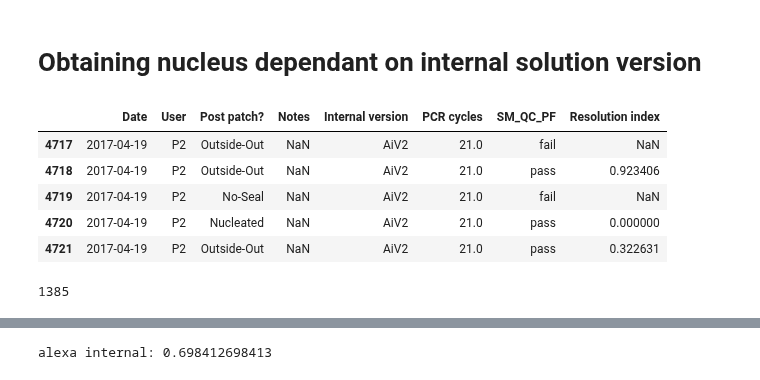
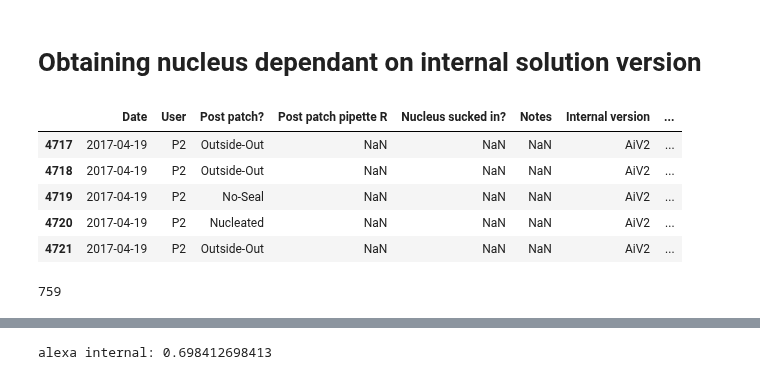
Before and after one commit to ru57y34nn/patchseq_gdoc_analysis, a Jupyter notebook: Post_patch_analysis.ipynb, the cells around one changed output, grey strips where cells are left out. Drawn from its saved outputs; the diff is of its cells as text; code cells hidden in the pictures.

```diff
--- a/Post_patch_analysis.ipynb
+++ b/Post_patch_analysis.ipynb
@@ -21,5 +13,5 @@ ps.head()
 # %%
-ps = ps[["Date", "User", "Post patch?", "Notes","Internal version", "PCR cycles", "SM_QC_PF", "Resolution index", "Bad dates"]]
+ps = ps[["Date", "User", "Post patch?", "Post patch pipette R", "Nucleus sucked in?", "Notes","Internal version", "PCR cycles", "SM_QC_PF", "Resolution index", "Bad dates"]]
 #ps.dropna(subset = ["SM_QC_PF", "Post patch?"], inplace = True)
 ps.dropna(subset = ["Post patch?"], inplace = True)
 ps["User"] = ps["User"].astype("category")
@@ -190,18 +182,19 @@ P8 :  0.507211538462
 # Obtaining nucleus dependant on internal solution version
 # %%
 standard_internal = ps[ps["Internal version"] == "AiV2"]
+standard_internal = standard_internal[(standard_internal["User"] == "P2") | (standard_internal["User"] == "P8")]
 standard_internal.head()
 # %% [output]
-|  | Date | User | Post patch? | Notes | Internal version | PCR cycles | SM_QC_PF | Resolution index |
-| 4717 | 2017-04-19 | P2 | Outside-Out | NaN | AiV2 | 21.0 | fail | NaN |
-| 4718 | 2017-04-19 | P2 | Outside-Out | NaN | AiV2 | 21.0 | pass | 0.923406 |
-| 4719 | 2017-04-19 | P2 | No-Seal | NaN | AiV2 | 21.0 | fail | NaN |
-| 4720 | 2017-04-19 | P2 | Nucleated | NaN | AiV2 | 21.0 | pass | 0.000000 |
-| 4721 | 2017-04-19 | P2 | Outside-Out | NaN | AiV2 | 21.0 | pass | 0.322631 |
+|  | Date | User | Post patch? | Post patch pipette R | Nucleus sucked in? | Notes | Internal version | ... |
+| 4717 | 2017-04-19 | P2 | Outside-Out | NaN | NaN | NaN | AiV2 | ... |
+| 4718 | 2017-04-19 | P2 | Outside-Out | NaN | NaN | NaN | AiV2 | ... |
+| 4719 | 2017-04-19 | P2 | No-Seal | NaN | NaN | NaN | AiV2 | ... |
+| 4720 | 2017-04-19 | P2 | Nucleated | NaN | NaN | NaN | AiV2 | ... |
+| 4721 | 2017-04-19 | P2 | Outside-Out | NaN | NaN | NaN | AiV2 | ... |
 # %%
 total_standard_internal = standard_internal["Post patch?"].count()
 total_standard_internal
 # %% [output]
-1385
+759
 # %%
 alexa_internal = ps[ps["Internal version"] == "AiV2-50uM alexa 488"]
```
Also changed, not shown: parts of 6 cells of this notebook, 1 other file.
